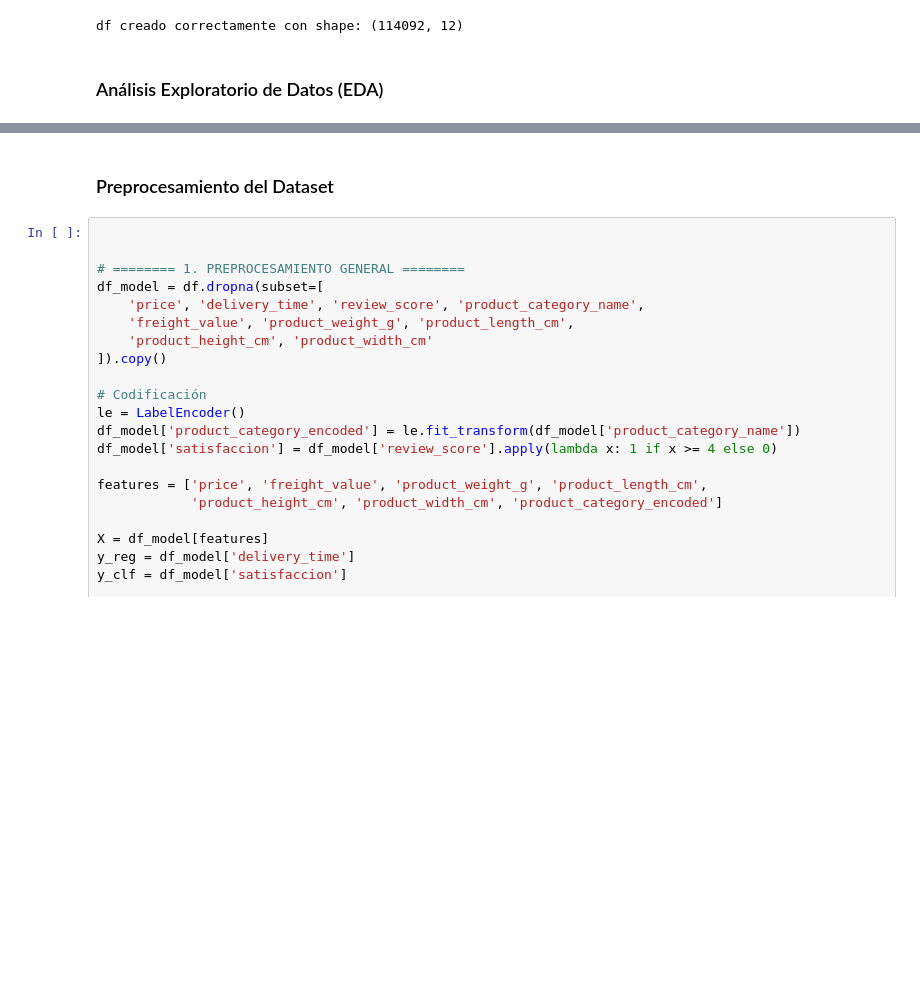
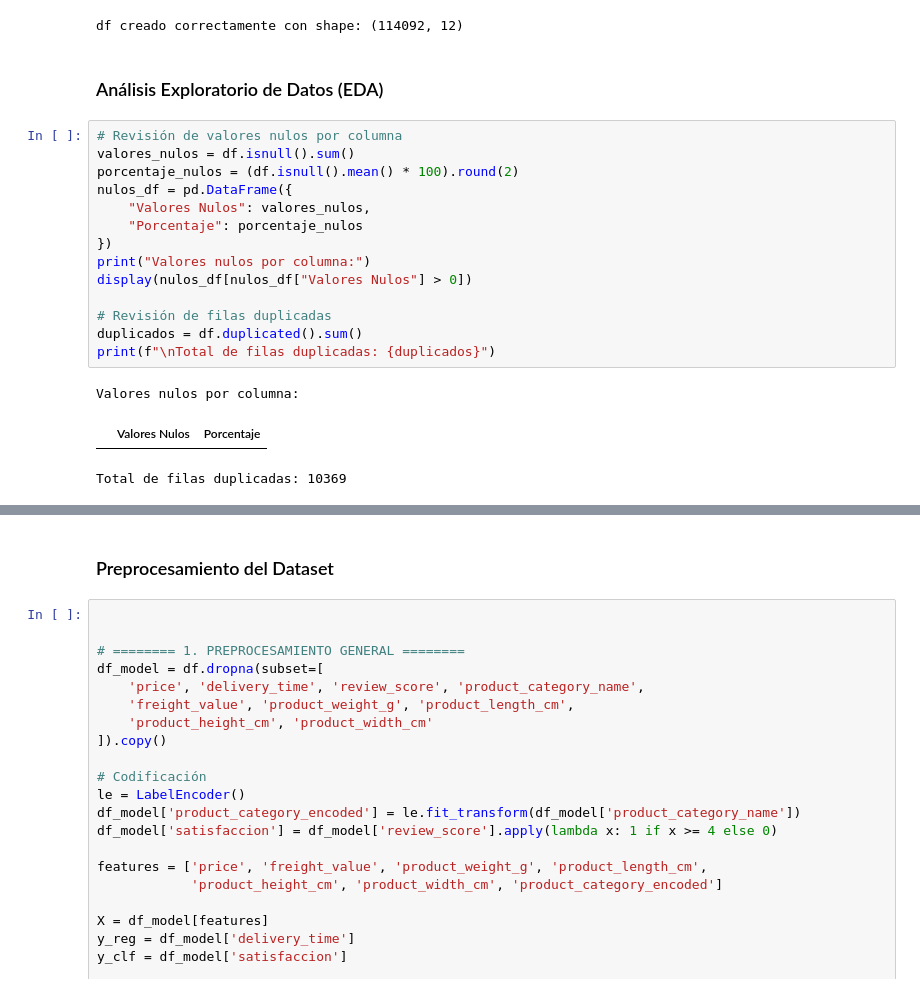
Before and after one commit to vgcarlol/proy3_MD, a Jupyter notebook: eda_report.ipynb, the cells around one changed output, grey strips where cells are left out. Saved outputs shown, nothing was run; the diff lists cells and outputs as text; blank space fills up the shorter version.

```diff
--- a/eda_report.ipynb
+++ b/eda_report.ipynb
@@ -87,6 +87,24 @@ print("df creado correctamente con shape:", df.shape)
 df creado correctamente con shape: (114092, 12)
 # %% [markdown]
 ### Análisis Exploratorio de Datos (EDA)
+# %%
+# Revisión de valores nulos por columna
+valores_nulos = df.isnull().sum()
+porcentaje_nulos = (df.isnull().mean() * 100).round(2)
+nulos_df = pd.DataFrame({
+    "Valores Nulos": valores_nulos,
+    "Porcentaje": porcentaje_nulos
+})
+print("Valores nulos por columna:")
+display(nulos_df[nulos_df["Valores Nulos"] > 0])
+
+# Revisión de filas duplicadas
+duplicados = df.duplicated().sum()
+print(f"\nTotal de filas duplicadas: {duplicados}")
+# %% [output]
+Valores nulos por columna:
+|  | Valores Nulos | Porcentaje |
+Total de filas duplicadas: 10369
 # %%
 
 
```
Also changed, not shown: parts of 11 cells of this notebook.
